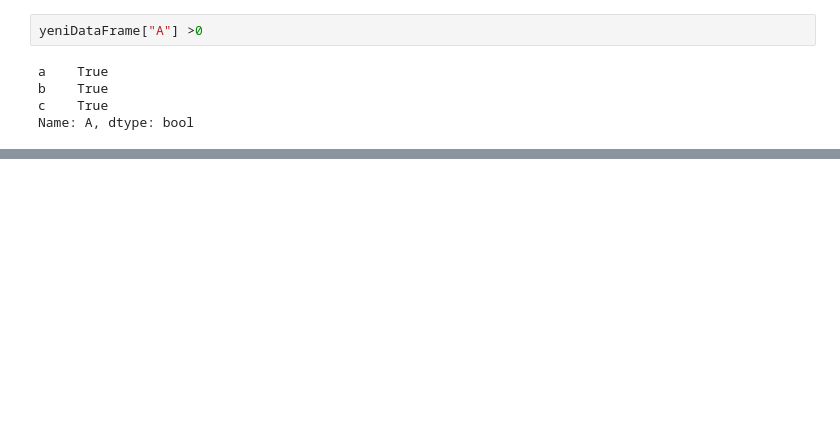
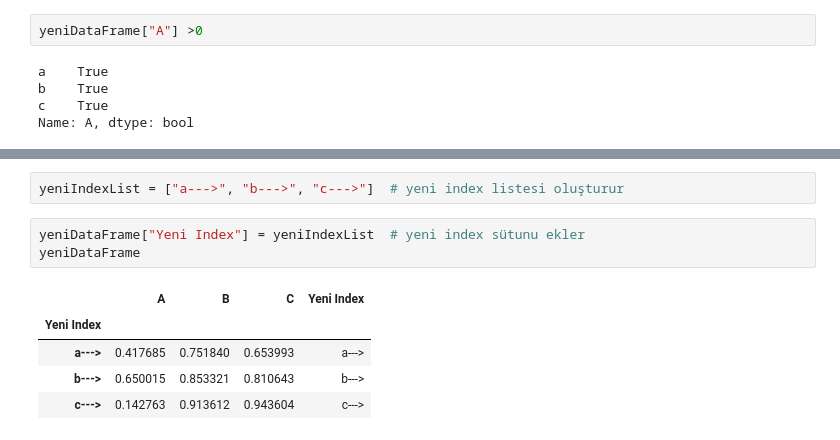
Before and after one commit to Yusufygc/Kurs-Calismalarim, a Jupyter notebook: BTK_Veri_Bilimi_Tensorflow/Pandas/2_dataFrame.ipynb, the cells around one changed output, grey strips where cells are left out. Cells and saved outputs as stored; diff of their text form; blank space fills up the shorter version.

```diff
--- a/BTK_Veri_Bilimi_Tensorflow/Pandas/2_dataFrame.ipynb
+++ b/BTK_Veri_Bilimi_Tensorflow/Pandas/2_dataFrame.ipynb
@@ -207,0 +227,11 @@ yeniDataFrame[yeniDataFrame["A"] >0.3] # A sütununa göre 0.3'dan büyük olan
+# %%
+yeniIndexList = ["a--->", "b--->", "c--->"]  # yeni index listesi oluşturur
+# %%
+yeniDataFrame["Yeni Index"] = yeniIndexList  # yeni index sütunu ekler
+yeniDataFrame
+# %% [output]
+|  | A | B | C | Yeni Index |
+| Yeni Index |  |  |  |  |
+| a---> | 0.417685 | 0.751840 | 0.653993 | a---> |
+| b---> | 0.650015 | 0.853321 | 0.810643 | b---> |
+| c---> | 0.142763 | 0.913612 | 0.943604 | c---> |
```
Also changed, not shown: parts of 25 cells of this notebook.
